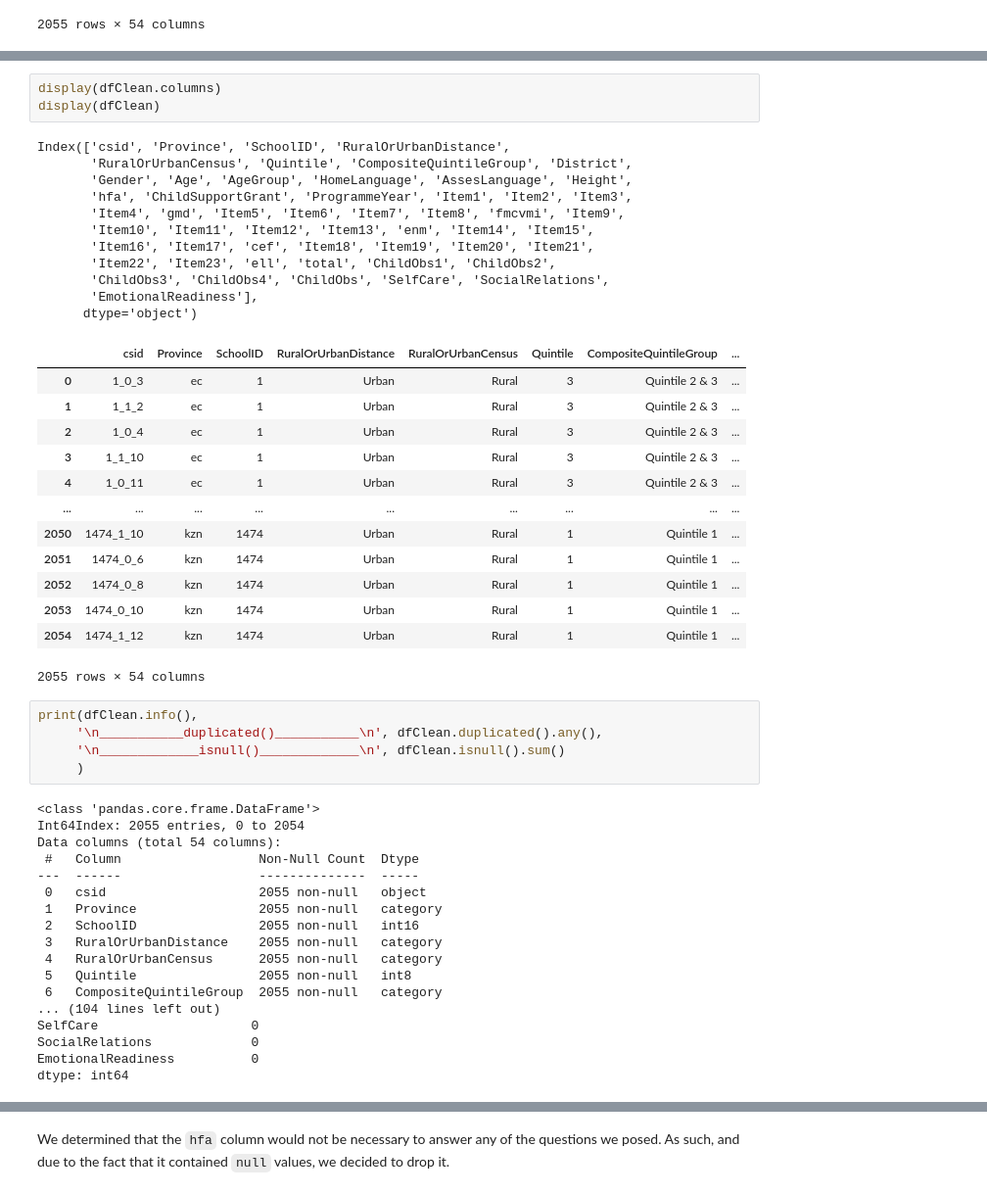
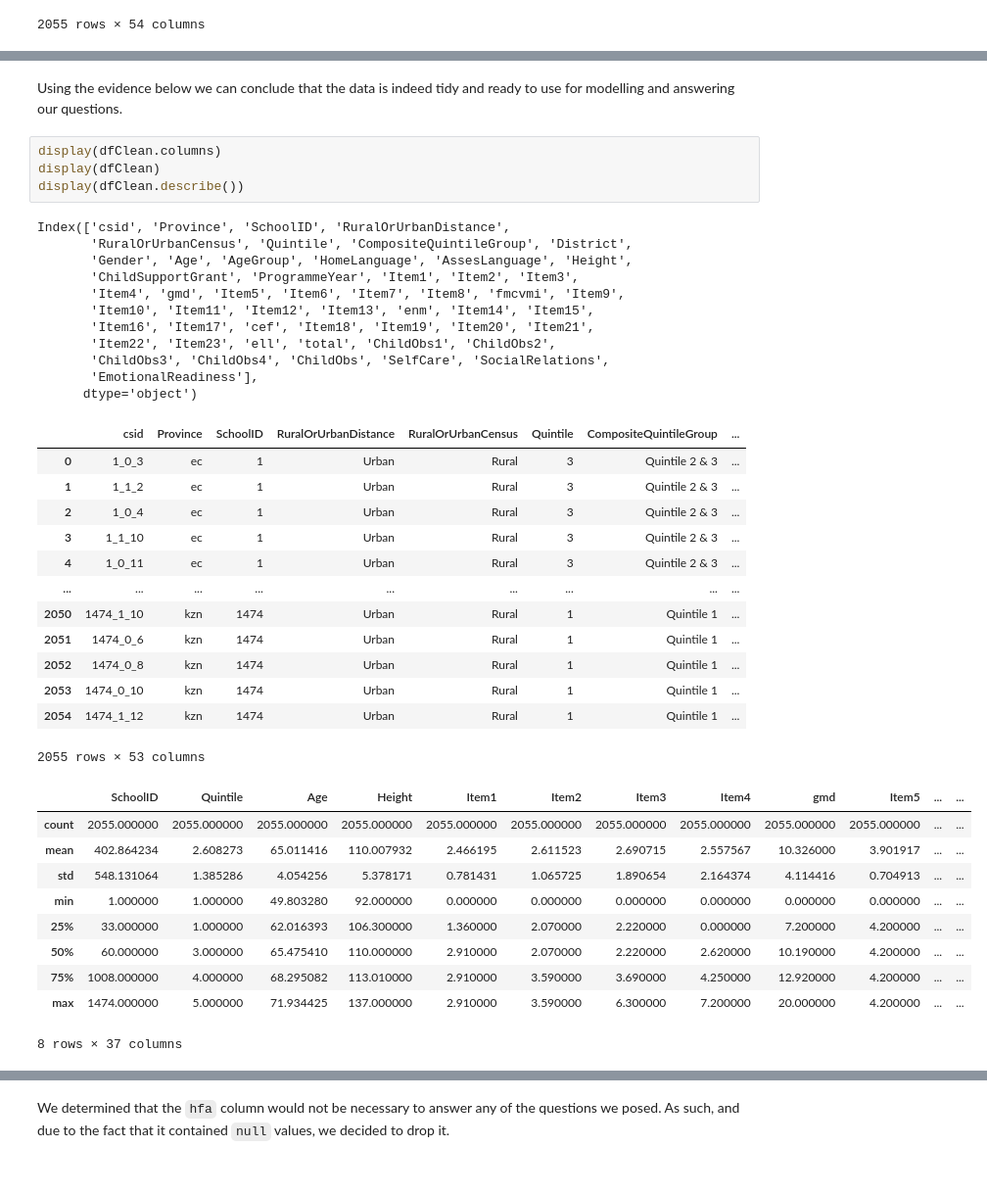
Before and after one commit to bongo1007/DAE, a Jupyter notebook: Project.ipynb, the cells around one changed output, grey strips where cells are left out. Shown at 98% size. Saved outputs shown, nothing was run; the diff lists cells and outputs as text.

```diff
--- a/Project.ipynb
+++ b/Project.ipynb
@@ -114,51 +184,41 @@ Using the evidence below we can conclude that the data is indeed tidy and ready
+# %% [markdown]
+Using the evidence below we can conclude that the data is indeed tidy and ready to use for modelling and answering our questions.
 # %%
 display(dfClean.columns)
 display(dfClean)
+display(dfClean.describe())
 # %% [output]
 Index(['csid', 'Province', 'SchoolID', 'RuralOrUrbanDistance',
        'RuralOrUrbanCensus', 'Quintile', 'CompositeQuintileGroup', 'District',
        'Gender', 'Age', 'AgeGroup', 'HomeLanguage', 'AssesLanguage', 'Height',
-       'hfa', 'ChildSupportGrant', 'ProgrammeYear', 'Item1', 'Item2', 'Item3',
+       'ChildSupportGrant', 'ProgrammeYear', 'Item1', 'Item2', 'Item3',
        'Item4', 'gmd', 'Item5', 'Item6', 'Item7', 'Item8', 'fmcvmi', 'Item9',
        'Item10', 'Item11', 'Item12', 'Item13', 'enm', 'Item14', 'Item15',
        'Item16', 'Item17', 'cef', 'Item18', 'Item19', 'Item20', 'Item21',
        'Item22', 'Item23', 'ell', 'total', 'ChildObs1', 'ChildObs2',
        'ChildObs3', 'ChildObs4', 'ChildObs', 'SelfCare', 'SocialRelations',
        'EmotionalReadiness'],
       dtype='object')
 |  | csid | Province | SchoolID | RuralOrUrbanDistance | RuralOrUrbanCensus | Quintile | CompositeQuintileGroup | ... |
 | 0 | 1_0_3 | ec | 1 | Urban | Rural | 3 | Quintile 2 & 3 | ... |
 | 1 | 1_1_2 | ec | 1 | Urban | Rural | 3 | Quintile 2 & 3 | ... |
 | 2 | 1_0_4 | ec | 1 | Urban | Rural | 3 | Quintile 2 & 3 | ... |
 | 3 | 1_1_10 | ec | 1 | Urban | Rural | 3 | Quintile 2 & 3 | ... |
 | 4 | 1_0_11 | ec | 1 | Urban | Rural | 3 | Quintile 2 & 3 | ... |
 | ... | ... | ... | ... | ... | ... | ... | ... | ... |
 | 2050 | 1474_1_10 | kzn | 1474 | Urban | Rural | 1 | Quintile 1 | ... |
 | 2051 | 1474_0_6 | kzn | 1474 | Urban | Rural | 1 | Quintile 1 | ... |
 | 2052 | 1474_0_8 | kzn | 1474 | Urban | Rural | 1 | Quintile 1 | ... |
 | 2053 | 1474_0_10 | kzn | 1474 | Urban | Rural | 1 | Quintile 1 | ... |
 | 2054 | 1474_1_12 | kzn | 1474 | Urban | Rural | 1 | Quintile 1 | ... |
-2055 rows × 54 columns
+2055 rows × 53 columns
+|  | SchoolID | Quintile | Age | Height | Item1 | Item2 | Item3 | Item4 | gmd | Item5 | ... | ... |
+| count | 2055.000000 | 2055.000000 | 2055.000000 | 2055.000000 | 2055.000000 | 2055.000000 | 2055.000000 | 2055.000000 | 2055.000000 | 2055.000000 | ... | ... |
+| mean | 402.864234 | 2.608273 | 65.011416 | 110.007932 | 2.466195 | 2.611523 | 2.690715 | 2.557567 | 10.326000 | 3.901917 | ... | ... |
+| std | 548.131064 | 1.385286 | 4.054256 | 5.378171 | 0.781431 | 1.065725 | 1.890654 | 2.164374 | 4.114416 | 0.704913 | ... | ... |
+| min | 1.000000 | 1.000000 | 49.803280 | 92.000000 | 0.000000 | 0.000000 | 0.000000 | 0.000000 | 0.000000 | 0.000000 | ... | ... |
+| 25% | 33.000000 | 1.000000 | 62.016393 | 106.300000 | 1.360000 | 2.070000 | 2.220000 | 0.000000 | 7.200000 | 4.200000 | ... | ... |
+| 50% | 60.000000 | 3.000000 | 65.475410 | 110.000000 | 2.910000 | 2.070000 | 2.220000 | 2.620000 | 10.190000 | 4.200000 | ... | ... |
+| 75% | 1008.000000 | 4.000000 | 68.295082 | 113.010000 | 2.910000 | 3.590000 | 3.690000 | 4.250000 | 12.920000 | 4.200000 | ... | ... |
+| max | 1474.000000 | 5.000000 | 71.934425 | 137.000000 | 2.910000 | 3.590000 | 6.300000 | 7.200000 | 20.000000 | 4.200000 | ... | ... |
+8 rows × 37 columns
-# %%
-print(dfClean.info(),
-     '\n___________duplicated()___________\n', dfClean.duplicated().any(),
-     '\n_____________isnull()_____________\n', dfClean.isnull().sum()
-     )
-# %% [output]
-<class 'pandas.core.frame.DataFrame'>
-Int64Index: 2055 entries, 0 to 2054
-Data columns (total 54 columns):
- #   Column                  Non-Null Count  Dtype
----  ------                  --------------  -----
- 0   csid                    2055 non-null   object
- 1   Province                2055 non-null   category
- 2   SchoolID                2055 non-null   int16
- 3   RuralOrUrbanDistance    2055 non-null   category
- 4   RuralOrUrbanCensus      2055 non-null   category
- 5   Quintile                2055 non-null   int8
- 6   CompositeQuintileGroup  2055 non-null   category
-... (104 lines left out)
-SelfCare                    0
-SocialRelations             0
-EmotionalReadiness          0
-dtype: int64
```
Also changed, not shown: parts of 13 cells of this notebook.
